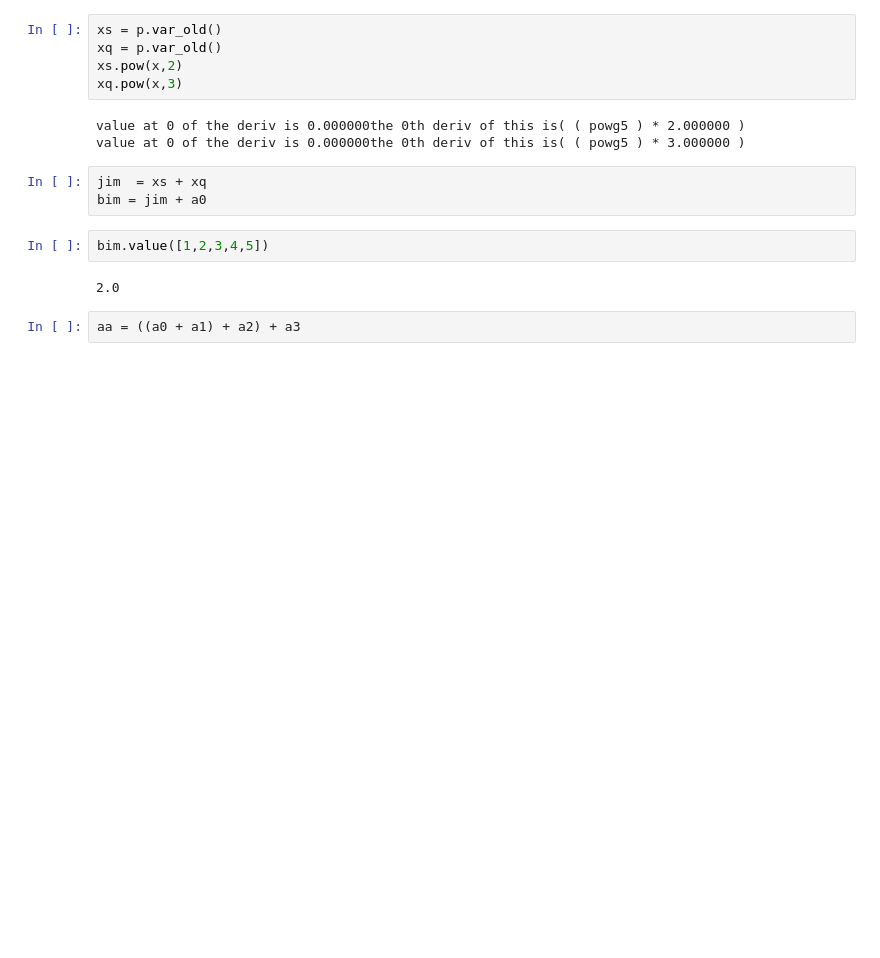
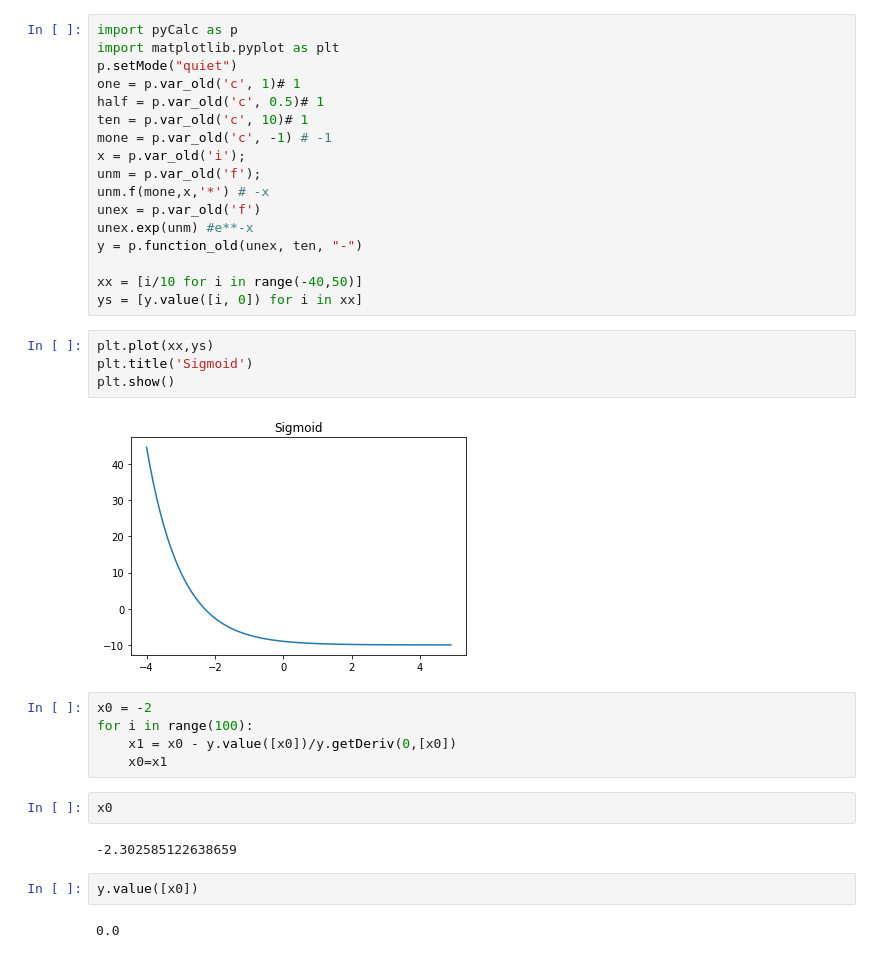
Before and after one commit to enchantedBunny/pgcg, a Jupyter notebook: build/lib.linux-x86_64-3.6/2. lin reg scalar AD.ipynb, the cells around one changed output. Saved outputs shown, nothing was run; the diff lists cells and outputs as text; blank space fills up the shorter version.

```diff
--- a/build/lib.linux-x86_64-3.6/2. lin reg scalar AD.ipynb
+++ b/build/lib.linux-x86_64-3.6/2. lin reg scalar AD.ipynb
@@ -27,17 +1,36 @@ bim.value([1,2,3,4,5])
-# %%
-xs = p.var_old()
-xq = p.var_old()
-xs.pow(x,2)
-xq.pow(x,3)
-# %% [output]
-value at 0 of the deriv is 0.000000the 0th deriv of this is( ( powg5 ) * 2.000000 )
-value at 0 of the deriv is 0.000000the 0th deriv of this is( ( powg5 ) * 3.000000 )
-# %%
-jim  = xs + xq
-bim = jim + a0
-# %%
-bim.value([1,2,3,4,5])
-# %% [output]
-2.0
-# %%
-aa = ((a0 + a1) + a2) + a3
+# %%
+import pyCalc as p
+import matplotlib.pyplot as plt
+p.setMode("quiet")
+one = p.var_old('c', 1)# 1
+half = p.var_old('c', 0.5)# 1
+ten = p.var_old('c', 10)# 1
+mone = p.var_old('c', -1) # -1
+x = p.var_old('i');
+unm = p.var_old('f');
+unm.f(mone,x,'*') # -x
+unex = p.var_old('f')
+unex.exp(unm) #e**-x
+y = p.function_old(unex, ten, "-")
+
+xx = [i/10 for i in range(-40,50)]
+ys = [y.value([i, 0]) for i in xx]
+# %%
+plt.plot(xx,ys)
+plt.title('Sigmoid')
+plt.show()
+# %% [output]
+[figure, added]
+# %%
+x0 = -2
+for i in range(100):
+    x1 = x0 - y.value([x0])/y.getDeriv(0,[x0])
+    x0=x1
+# %%
+x0
+# %% [output]
+-2.302585122638659
+# %%
+y.value([x0])
+# %% [output]
+0.0
```
Also changed, not shown: parts of 8 cells of this notebook, 1 other file.
